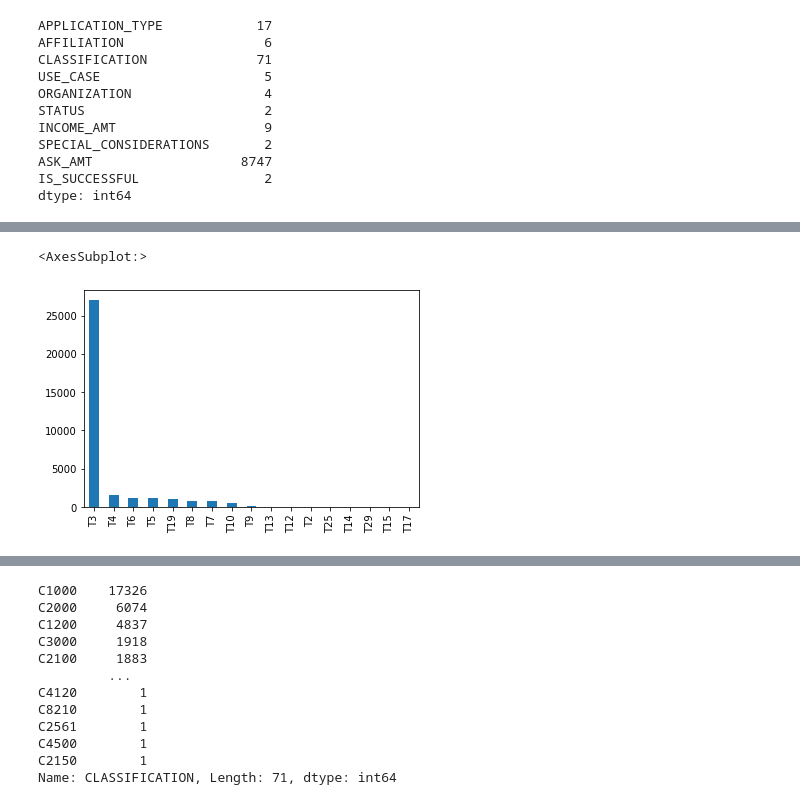
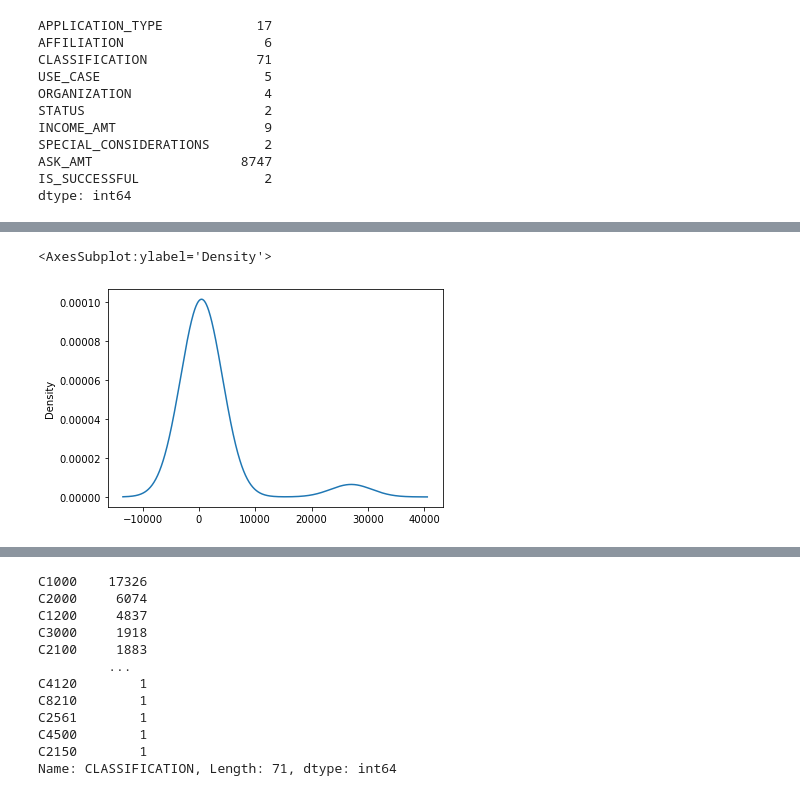
Before and after one commit to vijaycse/Neural_Network_Charity_Analysis, a Jupyter notebook: AlphabetSoupCharity.ipynb, the cells around one changed output, grey strips where cells are left out. Cells and saved outputs as stored; diff of their text form; code cells hidden in the pictures.

```diff
--- a/AlphabetSoupCharity.ipynb
+++ b/AlphabetSoupCharity.ipynb
@@ -46,4 +46,4 @@ IS_SUCCESSFUL                2
 dtype: int64
 # %%
 # Look at APPLICATION_TYPE value counts for binning
-df_clean['APPLICATION_TYPE'].value_counts()
+app_counts = df_clean['APPLICATION_TYPE'].value_counts()
@@ -69,9 +50,9 @@ Name: APPLICATION_TYPE, dtype: int64
 # %%
 # Visualize the value counts of APPLICATION_TYPE
-df_clean['APPLICATION_TYPE'].value_counts().plot(kind='bar')
+app_counts.plot.density()
 # %% [output]
-<AxesSubplot:>
+<AxesSubplot:ylabel='Density'>
-[figure, old version]
+[figure, new version]
 # %%
 # Determine which values to replace if counts are less than 10
 replace_application_indicator = df_clean['APPLICATION_TYPE'].value_counts() < 10
```
Also changed, not shown: parts of 2 cells of this notebook, 1 other file.
